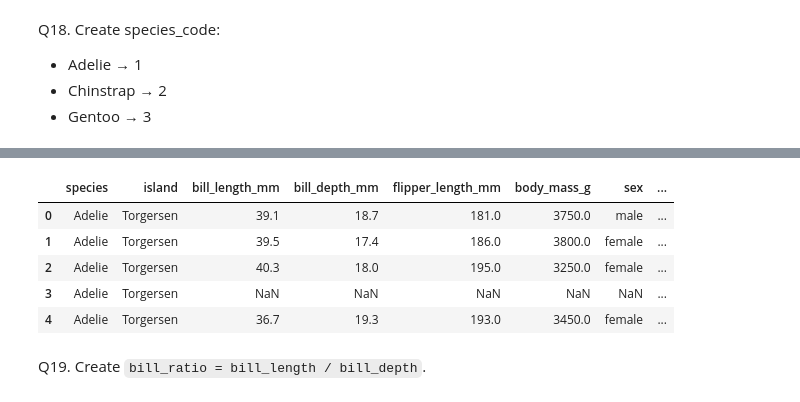
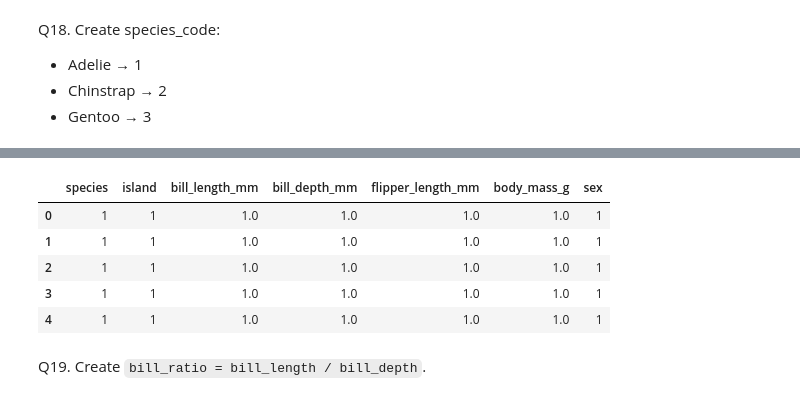
Before and after one commit to gpugovka/ML-stuff, a Jupyter notebook: Mini_Project_Part2_Erin.ipynb, the cells around one changed output, grey strips where cells are left out. Saved outputs shown, nothing was run; the diff lists cells and outputs as text; code cells hidden in the pictures.

```diff
--- a/Mini_Project_Part2_Erin.ipynb
+++ b/Mini_Project_Part2_Erin.ipynb
@@ -379,0 +473,3 @@ Q17. Replace "MALE" and "FEMALE" with lowercase values.
+# %%
+penguins["sex"] = penguins["sex"].str.lower() # Step 2 - Now also reassign the actual values in the column
+penguins
@@ -386,12 +532,12 @@ Q18. Create species_code:
 # %%
 # DO NOT RUN THIS
-df.head()
+penguins.head()
 # %% [output]
-|  | species | island | bill_length_mm | bill_depth_mm | flipper_length_mm | body_mass_g | sex | ... |
-| 0 | Adelie | Torgersen | 39.1 | 18.7 | 181.0 | 3750.0 | male | ... |
-| 1 | Adelie | Torgersen | 39.5 | 17.4 | 186.0 | 3800.0 | female | ... |
-| 2 | Adelie | Torgersen | 40.3 | 18.0 | 195.0 | 3250.0 | female | ... |
-| 3 | Adelie | Torgersen | NaN | NaN | NaN | NaN | NaN | ... |
-| 4 | Adelie | Torgersen | 36.7 | 19.3 | 193.0 | 3450.0 | female | ... |
+|  | species | island | bill_length_mm | bill_depth_mm | flipper_length_mm | body_mass_g | sex |
+| 0 | 1 | 1 | 1.0 | 1.0 | 1.0 | 1.0 | 1 |
+| 1 | 1 | 1 | 1.0 | 1.0 | 1.0 | 1.0 | 1 |
+| 2 | 1 | 1 | 1.0 | 1.0 | 1.0 | 1.0 | 1 |
+| 3 | 1 | 1 | 1.0 | 1.0 | 1.0 | 1.0 | 1 |
+| 4 | 1 | 1 | 1.0 | 1.0 | 1.0 | 1.0 | 1 |
 # %% [markdown]
 Q19. Create `bill_ratio = bill_length / bill_depth`.
```
Also changed, not shown: parts of 20 cells of this notebook.
